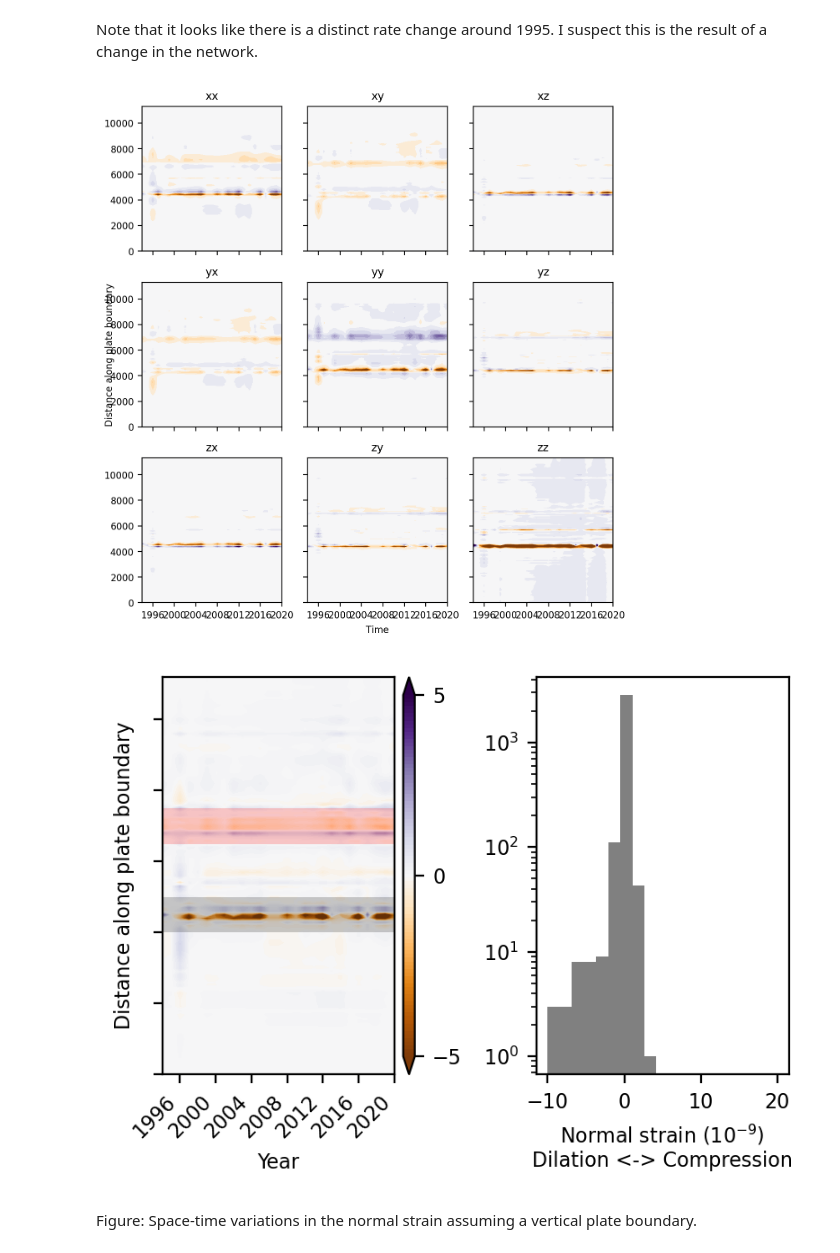
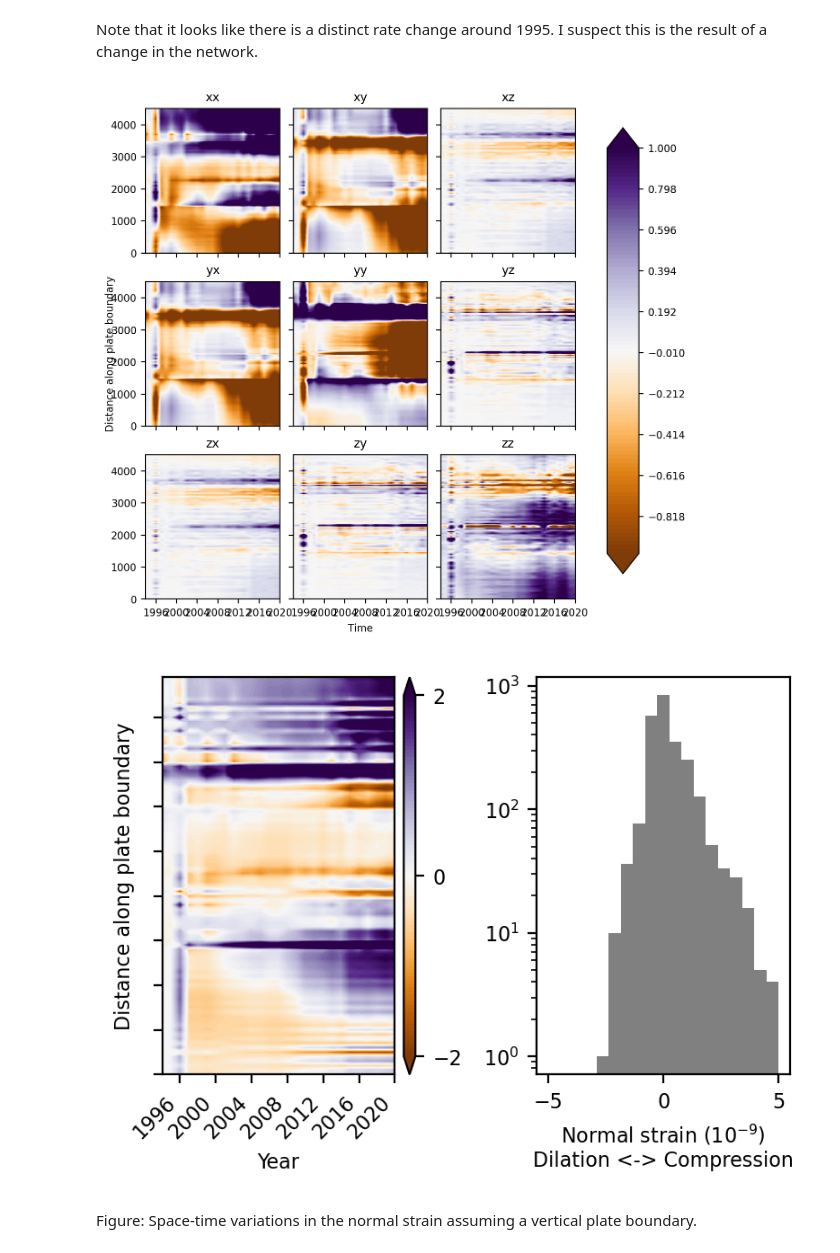
Before and after one commit to keliankaz/GrGIA_seismicity, a Jupyter notebook: gr_gia_seismic_NORTH_ATLANTIC.ipynb, the cells around one changed output. Drawn from its saved outputs; the diff is of its cells as text; code cells hidden in the pictures.

```diff
--- a/gr_gia_seismic_NORTH_ATLANTIC.ipynb
+++ b/gr_gia_seismic_NORTH_ATLANTIC.ipynb
@@ -558,7 +483,7 @@ plt.tight_layout();
 # %% [markdown]
 ## Along strike variations
 # %%
-RADIUS = 200  # km
+RADIUS = 50  # km
 indices = get_geometry_neighbors(
     catalog, interp_merged_boundary, fun=radius_search, kwarg={"radius": RADIUS}
 )
@@ -577,7 +502,7 @@ plt.colorbar(
     bdr,
     label=f"log(# of events), in {RADIUS} km radius from {catalog.time.min().year} to {catalog.time.max().year}",
 )
-i = 45
+i = 5
 _lat, _lon = np.hsplit(catalog[["lat", "lon"]].iloc[indices[i]].values, 2)
 ax.scatter(_lon, _lat, s=0.5, c="r", transform=ccrs.PlateCarree())
 # %% [output]
@@ -589,8 +514,10 @@ ax.scatter(_lon, _lat, s=0.5, c="r", transform=ccrs.PlateCarree())
 ## Variations in time and space:
 # %%
 NUMBER_OF_PERIODS = 28  # number of periods to split the catalog into
-WINDOW_SIZE = 200  # km
+WINDOW_SIZE = 50  # km
 NUMBER_OF_EVENTS = 200
+
+catalog = plate_boundary_catalog
 
 rate_grid = []
 b_time = []
@@ -643,7 +570,7 @@ for t1, t2 in zip(date_range[:-1], date_range[1:]):
 rate_grid = np.array(rate_grid).T
 
 # Begin the plotting
-fig = plt.figure(figsize=(3.5, 6))
+fig = plt.figure(figsize=(5, 6))
 gs = fig.add_gridspec(
     3,
     2,
@@ -695,7 +622,7 @@ ax_x_b = ax_x.twinx()
 ax_x_b.plot(date_range[1:], time_statistics["b-value (b-positive)"], c="r")
 
 # plot the rate_grid of events over time and space
-max_level = 0.1 * rate_grid.max()
+max_level = 0.8 * rate_grid.max()
 levels = np.linspace(rate_grid.min(), max_level, 100)
 cf = ax.contourf(
     date_range[1:],
@@ -708,18 +635,19 @@ cf = ax.contourf(
     extent=[0, rate_grid.shape[1], 0, rate_grid.shape[0]],
 )
 
-ax.axhspan(4000, 5000, facecolor="k", alpha=0.2, label="Iceland")
-ax.axhspan(6500, 7500, facecolor="r", alpha=0.2, label="Svalbard")
-
 ax.scatter(
     catalog.time, catalog.distance_along_boundary/1000,
     color='black',
-    s=0.5,
-    lw=0.2,
+    s=np.exp(
+        (
+            (catalog.mag.to_numpy()
+            - earthquake_metadata["magnitude_cutoff"])
+        )
+    ),
+    lw=0,
     alpha=0.5,
 )
 
-ax.legend()
 
 ax.set_xlabel("Time")
 ax.set_ylabel("Distance along plate boundary")
@@ -727,7 +655,7 @@ ax.margins(x=0)
 plt.gcf().autofmt_xdate()
 
 # plot the rate of events over space
-ax_y.plot(rate_grid.sum(axis=1), np.arange(len(rate_grid)) * 100, c="k")
+ax_y.plot(rate_grid.sum(axis=1), np.arange(len(rate_grid)) * PLATE_BOUNDARY_STEP_SIZE/1000, c="k")
 ax_y.set_yticklabels([])
 ax_y.set_xscale("log")
 ax_y.set_xlabel("Rate")
@@ -735,7 +663,7 @@ ax_y.set_xlabel("Rate")
 ax_y_b = ax_y.twiny()
 ax_y_b.plot(
     space_statistics["b-value (b-positive)"],
-    np.arange(len(np.column_stack(interp_merged_boundary.xy))) * 100,
+    np.arange(len(np.column_stack(interp_merged_boundary.xy))) * PLATE_BOUNDARY_STEP_SIZE/1000,
     c="r",
 )
 ax_y_b.set_xlabel("b-value", color="r");
@@ -850,36 +778,39 @@ strain_at_plate_boundary_grid = np.reshape(
 # %%
 fig, ax = plt.subplots(3, 3, figsize=(7, 7), sharex=True, sharey=True)
 
 xyz = ["x", "y", "z"]
 
-[
+im = [
     ax[i, j].contourf(
         date_range[1:],
-        np.arange(len(rate_grid)) * 100,
+        np.arange(len(rate_grid)) * PLATE_BOUNDARY_STEP_SIZE/1000,
         strain_at_plate_boundary_grid[:, :, i, j],
         cmap="PuOr",
-        levels=np.linspace(-5, 5, 20),
+        levels=np.linspace(-1, 1, 100),
         extend="both",
         extent=[0, rate_grid.shape[1], 0, rate_grid.shape[0]],
     )
     for i in range(3)
     for j in range(3)
-]
+][0]
 
 [ax[i, j].set_title(f"{xyz[i]}{xyz[j]}") for i in range(3) for j in range(3)]
 
 # add a big axis, hide frame
 fig.add_subplot(111, frameon=False)
 # hide tick and tick label of the big axis
 plt.tick_params(
     labelcolor="none", which="both", top=False, bottom=False, left=False, right=False
 )
 plt.xlabel("Time")
 plt.ylabel("Distance along plate boundary")
 
-plt.tight_layout()
+fig.subplots_adjust(right=0.8)
+cbar_ax = fig.add_axes([0.85, 0.15, 0.05, 0.7])
+fig.colorbar(im, cax=cbar_ax)
+plt.subplots_adjust(wspace=0.1, hspace=0.2)
 # %% [output]
-[figure, old version]
+[figure, new version]
 # %%
 def get_normal_strain(epsilon, p1, p2):
     horizontal_strain = epsilon[:-1, :-1]
@@ -919,13 +850,13 @@ for i in np.arange(strain_at_plate_boundary_grid.shape[0] - 1):
 normal_strain_grid = np.array(normal_strain_grid)
 # %%
 
-color_range = [-5, 5]
+color_range = [-2, 2]
 fig, AX = plt.subplots(1, 2, dpi=200, figsize=(4, 3))
 
 ax = AX[0]
 im = ax.contourf(
     date_range[1:],
-    np.arange(len(rate_grid) - 1) * 100,
+    np.arange(len(rate_grid) - 1) * PLATE_BOUNDARY_STEP_SIZE/1000,
     normal_strain_grid,
     levels=np.linspace(*color_range, 100),
     extend="both",
@@ -944,13 +875,11 @@ for label in ax.get_xticklabels(which="major"):
 
 ax.set_ylabel("Distance along plate boundary")
 ax.set_yticklabels([])
-ax.axhspan(4000, 5000, facecolor="k", alpha=0.2, label="Iceland")
-ax.axhspan(6500, 7500, facecolor="r", alpha=0.2, label="Svalbard")
 
 ax = AX[1]
 ax.hist(
     normal_strain_grid[:-1, :].flatten(),
-    bins=np.linspace(-10, 20, 20),
+    bins=np.linspace(-5, 5, 20),
     log=True,
     color="grey",
 )
@@ -958,7 +887,7 @@ ax.set_xlabel("Normal strain $(10^{-9}$)\nDilation <-> Compression")
 
 plt.tight_layout()
 # %% [output]
-[figure, old version]
+[figure, new version]
 # %% [markdown]
 Figure: Space-time variations in the normal strain assuming a vertical plate boundary.
 # %%
```
Also changed, not shown: parts of 30 cells of this notebook.
